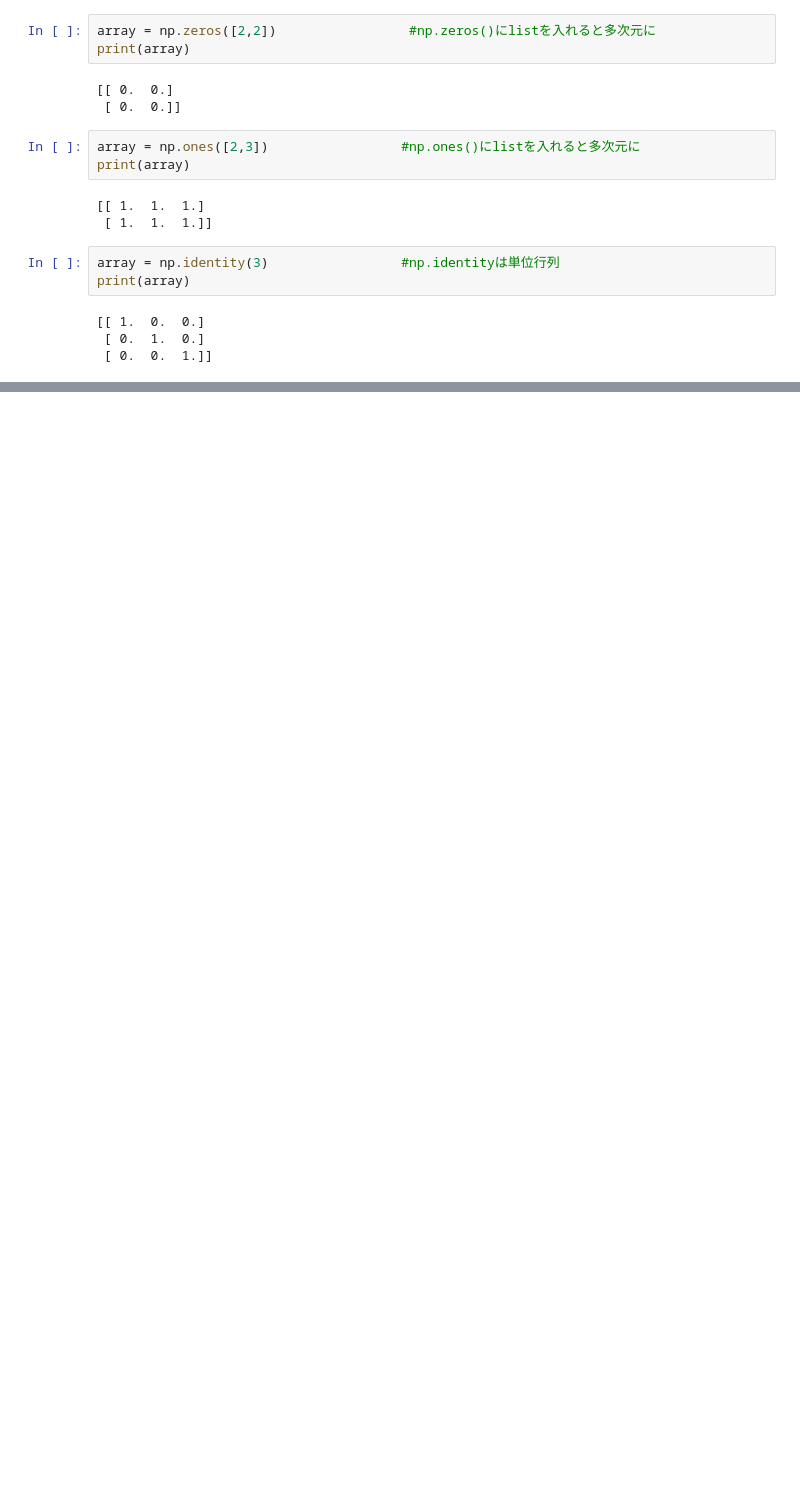
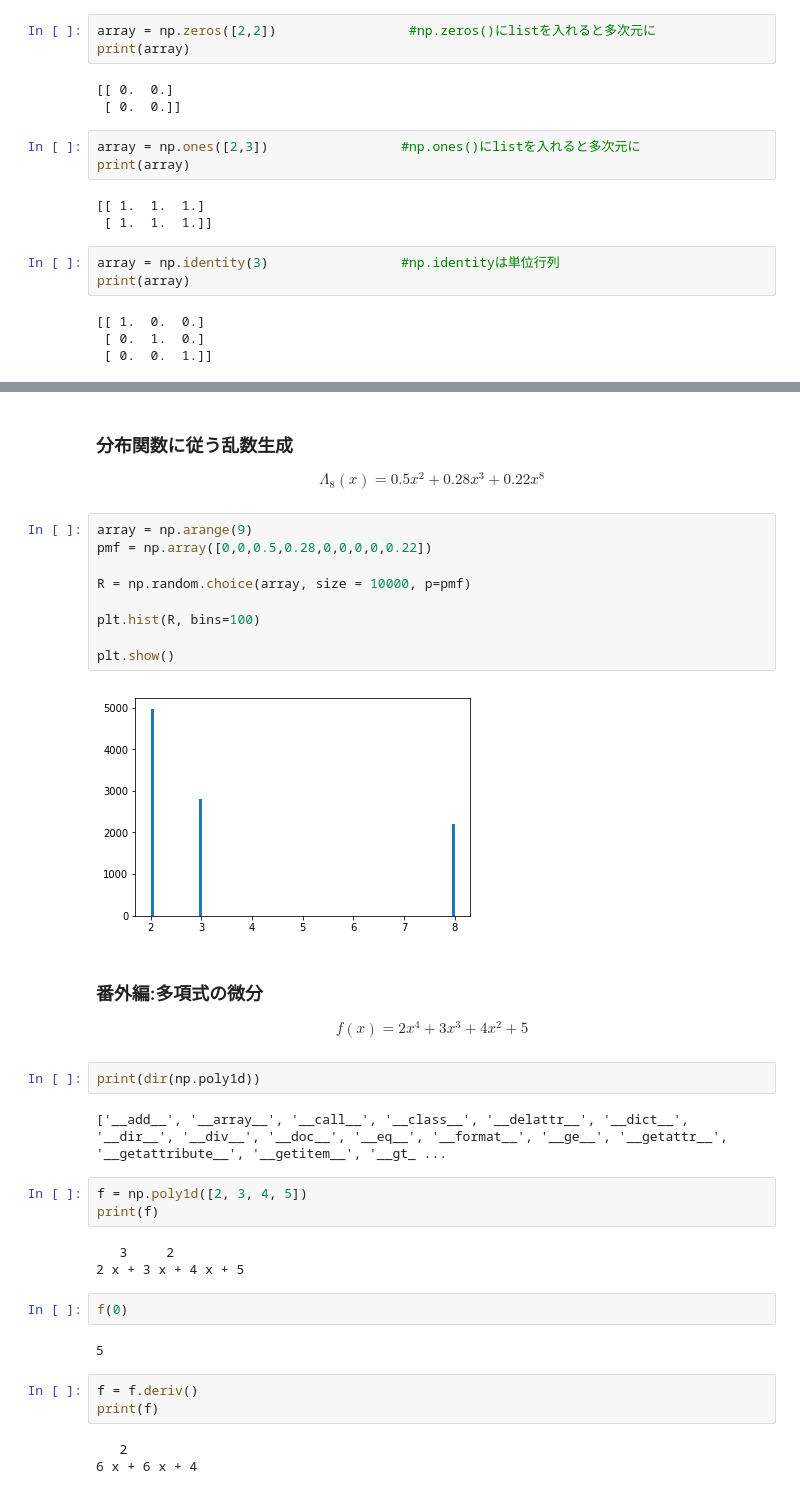
Before and after one commit to Scstechr/D-WiSE_LT, a Jupyter notebook: 180301/codes/Numpy_and_Python_Crash_Course.ipynb, the cells around one changed output, grey strips where cells are left out. Saved outputs shown, nothing was run; the diff lists cells and outputs as text; blank space fills up the shorter version.

```diff
--- a/180301/codes/Numpy_and_Python_Crash_Course.ipynb
+++ b/180301/codes/Numpy_and_Python_Crash_Course.ipynb
@@ -190,0 +281,43 @@ print(array)
+# %% [markdown]
+### 分布関数に従う乱数生成
+
+$$
+\Lambda_8(x) = 0.5x^2+0.28x^3+0.22x^8
+$$
+# %%
+array = np.arange(9)
+pmf = np.array([0,0,0.5,0.28,0,0,0,0,0.22])
+
+R = np.random.choice(array, size = 10000, p=pmf)
+
+plt.hist(R, bins=100)
+
+plt.show()
+# %% [output]
+[figure, added]
+# %% [markdown]
+### 番外編:多項式の微分
+
+$$
+f(x) = 2x^4 + 3x^3 + 4x^2 + 5
+$$
+# %%
+print(dir(np.poly1d))
+# %% [output]
+['__add__', '__array__', '__call__', '__class__', '__delattr__', '__dict__', '__dir__', '__div__', '__doc__', '__eq__', '__format__', '__ge__', '__getattr__', '__getattribute__', '__getitem__', '__gt_ ...
+# %%
+f = np.poly1d([2, 3, 4, 5])
+print(f)
+# %% [output]
+   3     2
+2 x + 3 x + 4 x + 5
+# %%
+f(0)
+# %% [output]
+5
+# %%
+f = f.deriv()
+print(f)
+# %% [output]
+   2
+6 x + 6 x + 4
```
Also changed, not shown: parts of 45 cells of this notebook.
